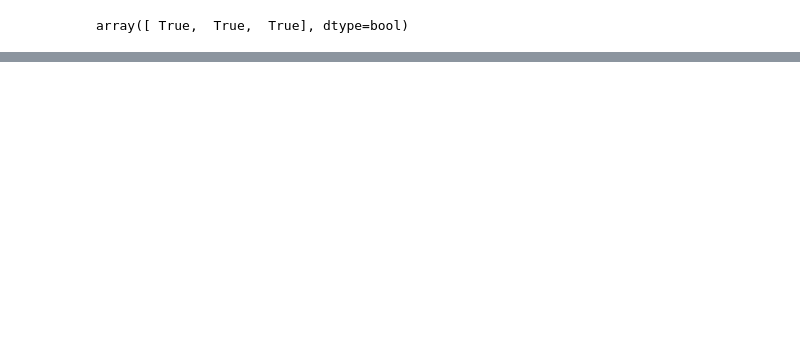
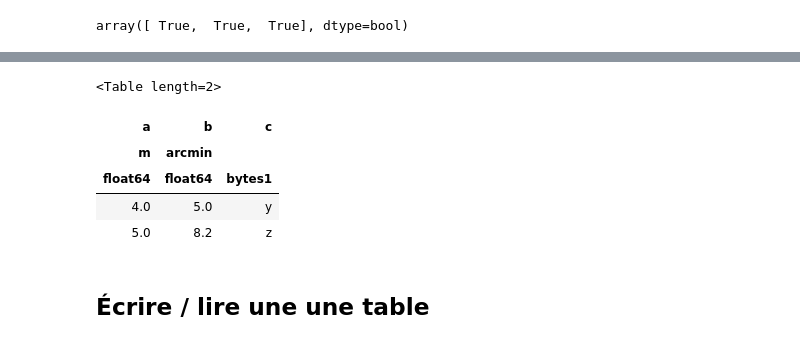
Before and after one commit to nicolaschotard/lsst_drp_analysis, a Jupyter notebook: python/5_astropy_introduction.ipynb, the cells around one changed output, grey strips where cells are left out. Drawn from its saved outputs; the diff is of its cells as text; code cells hidden in the pictures; blank space fills up the shorter version.

```diff
--- a/python/5_astropy_introduction.ipynb
+++ b/python/5_astropy_introduction.ipynb
@@ -185,0 +297,12 @@ t[t['b'] > 3]
+# %%
+new_tab = t[t['b'] > 3]
+new_tab
+# %% [output]
+<Table length=2>
+| a | b | c |
+| m | arcmin |  |
+| float64 | float64 | bytes1 |
+| 4.0 | 5.0 | y |
+| 5.0 | 8.2 | z |
+# %% [markdown]
+## Écrire / lire une une table
```
Also changed, not shown: parts of 55 cells of this notebook, 4 other files.
